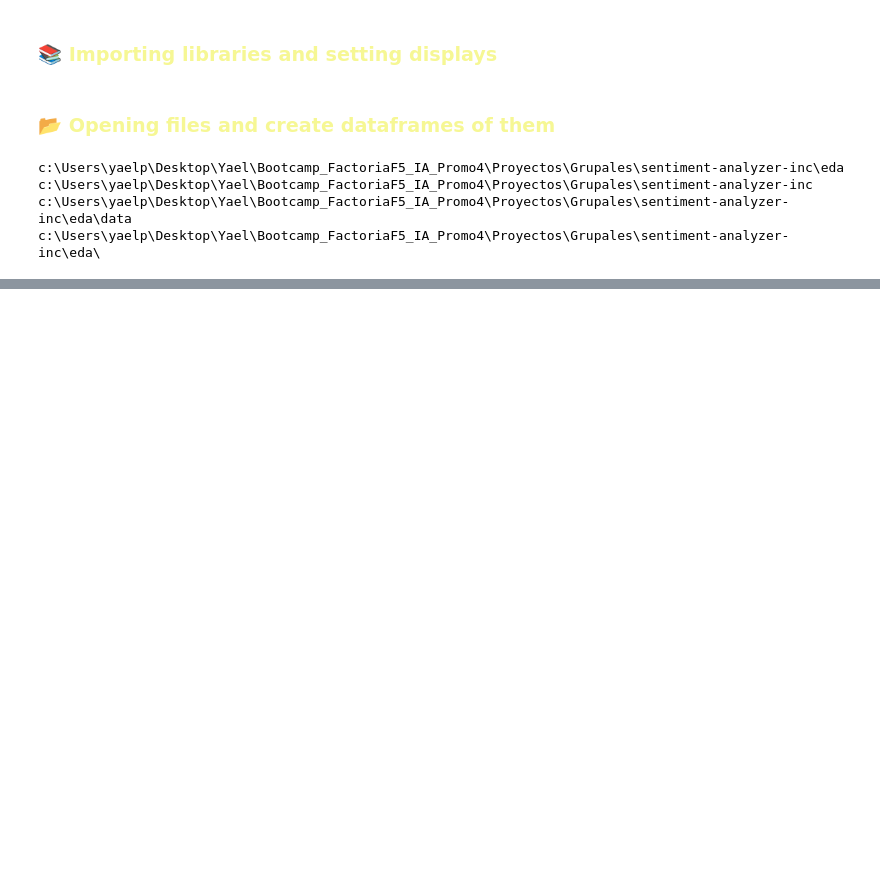
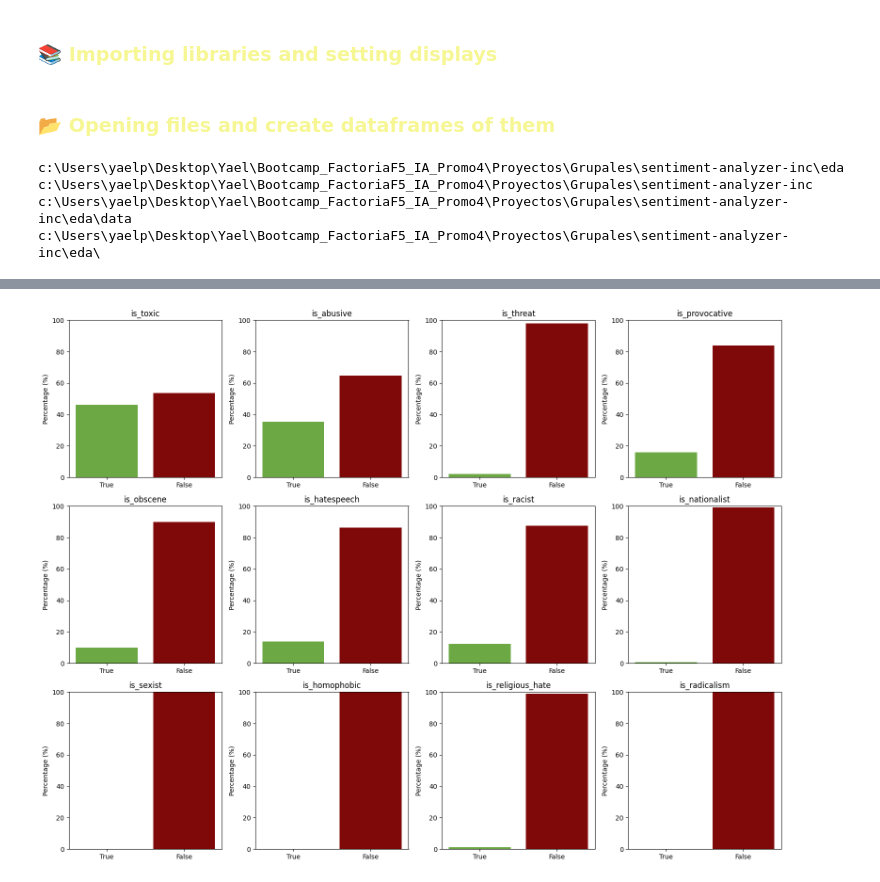
Before and after one commit to Yael-Parra/sentiment-analyzer-inc, a Jupyter notebook: eda/eda.ipynb, the cells around one changed output, grey strips where cells are left out. Drawn from its saved outputs; the diff is of its cells as text; code cells hidden in the pictures; blank space fills up the shorter version.

```diff
--- a/eda/eda.ipynb
+++ b/eda/eda.ipynb
@@ -36,7 +45,7 @@ c:\Users\yaelp\Desktop\Yael\Bootcamp_FactoriaF5_IA_Promo4\Proyectos\Grupales\sen
 c:\Users\yaelp\Desktop\Yael\Bootcamp_FactoriaF5_IA_Promo4\Proyectos\Grupales\sentiment-analyzer-inc\eda\data
 c:\Users\yaelp\Desktop\Yael\Bootcamp_FactoriaF5_IA_Promo4\Proyectos\Grupales\sentiment-analyzer-inc\eda\
 # %%
-GITHUB_CLEAN_URL = "https://raw.githubusercontent.com/Yael-Parra/Airbnb-Analysis/feature-eda-cleaning/data/youtube_dataset_cleaned.csv.gz"
+GITHUB_CLEAN_URL = "https://raw.githubusercontent.com/Yael-Parra/sentiment-analyzer-inc/feature/eda/eda/data/youtube_dataset_cleaned.csv.gz"
 
 
 def load_airbnb_data_from_github(url):
@@ -76,0 +155,38 @@ df_clean_1 = load_airbnb_data_from_github(GITHUB_CLEAN_URL)
+# %%
+# Graphing the percentage of true and false boolean's columns
+
+def plot_all_booleans_together(df, bool_columns):
+    n = len(bool_columns)
+    ncols = 4  # 4 columnas por fila, ajusta según preferencia
+    nrows = (n + ncols - 1) // ncols  # filas necesarias
+
+    fig, axes = plt.subplots(nrows, ncols, figsize=(4 * ncols, 4 * nrows))
+    axes = axes.flatten()
+
+    for i, col in enumerate(bool_columns):
+        df[col] = df[col].astype(bool)
+        true_count = df[col].sum()
+        total_count = df[col].count()
+        false_count = total_count - true_count
+        true_percentage = (true_count / total_count) * 100
+        false_percentage = (false_count / total_count) * 100
+
+        axes[i].bar(['True', 'False'], [true_percentage, false_percentage], color=['#6CA944', '#7F0908'])
+        axes[i].set_title(f"{col}")
+        axes[i].set_ylim(0, 100)
+        axes[i].set_ylabel('Percentage (%)')
+
+    # Ocultar ejes vacíos si los hay
+    for j in range(i + 1, len(axes)):
+        axes[j].axis('off')
+
+    plt.tight_layout()
+    plt.show()
+
+# Lista de columnas booleanas
+bool_cols = ['is_toxic', 'is_abusive', 'is_threat', 'is_provocative', 'is_obscene', 'is_hatespeech',
+             'is_racist', 'is_nationalist', 'is_sexist', 'is_homophobic', 'is_religious_hate', 'is_radicalism']
+
+plot_all_booleans_together(df_clean_1, bool_cols)
+# %% [output]
+[figure, added]
```
Also changed, not shown: parts of 12 cells of this notebook, 1 other file.
